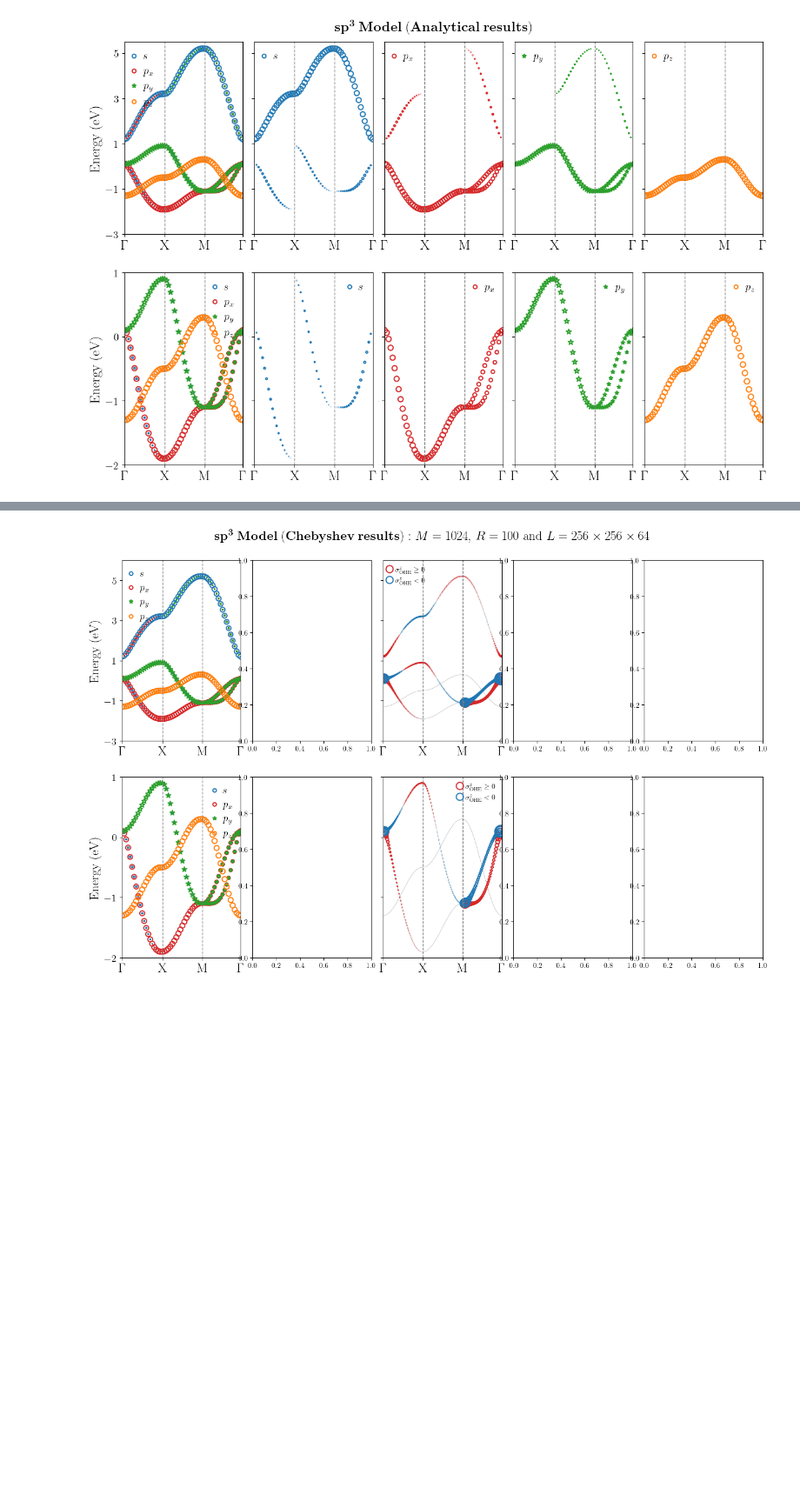
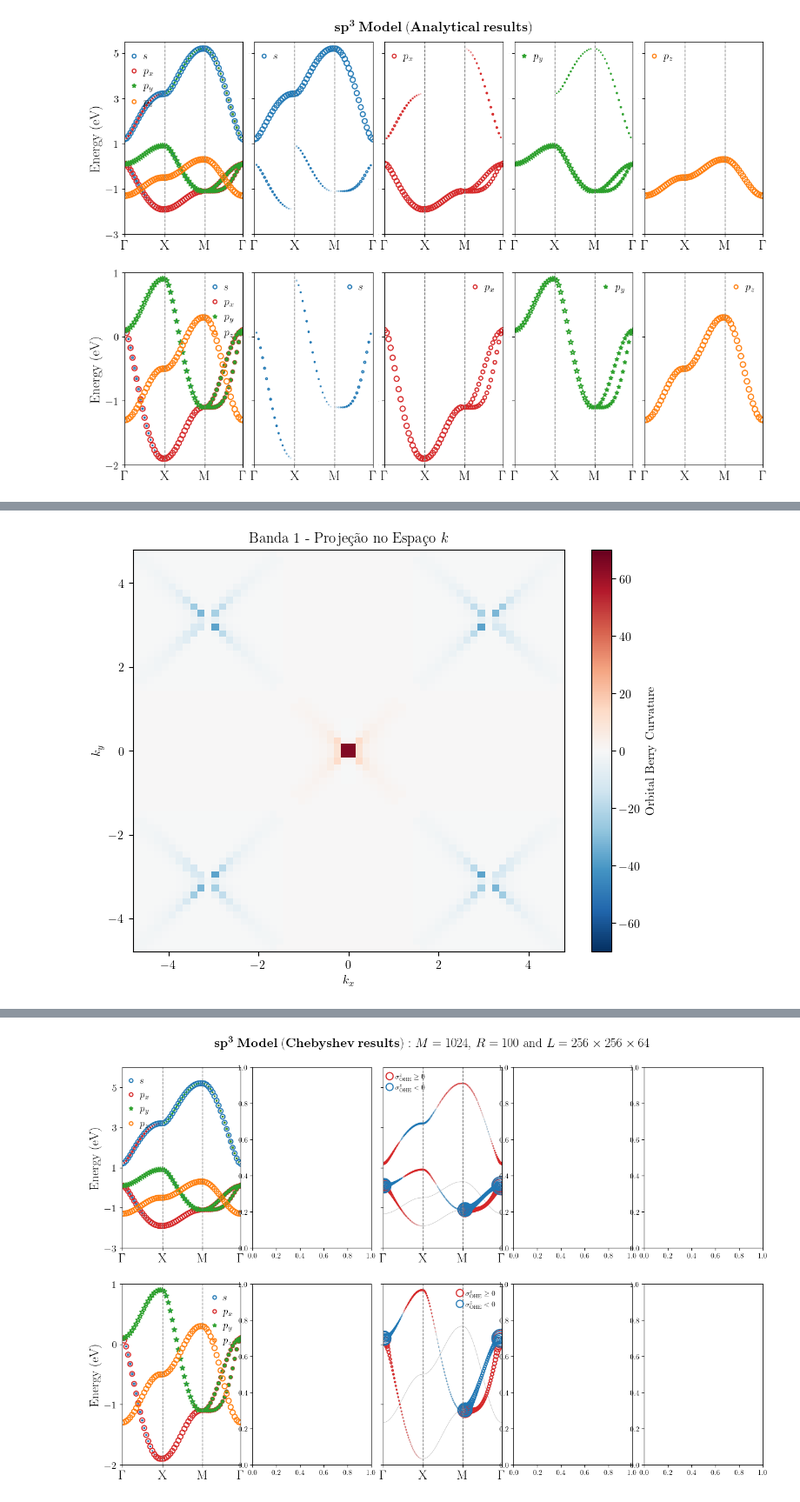
Before and after one commit to KJohnmar/INL-OBELIX-2026, a Jupyter notebook: sp3-model/square-lattice/sp3-model-SquareLattice.ipynb, the cells around one changed output, grey strips where cells are left out. Shown at 87% size. Saved outputs shown, nothing was run; the diff lists cells and outputs as text; code cells hidden in the pictures; blank space fills up the shorter version.

```diff
--- a/sp3-model/square-lattice/sp3-model-SquareLattice.ipynb
+++ b/sp3-model/square-lattice/sp3-model-SquareLattice.ipynb
@@ -1578,0 +1742,21 @@ if __name__ == "__main__":
+# %%
+grid_res = 60
+a = _default_sp3["SP3-Go"][0]
+k_val = np.linspace(-1.5 * np.pi / a, 1.5 * np.pi / a, grid_res)
+
+# 2. Executar a função (exemplo para a banda 0)
+kx, ky, ohc_data = compute_orbital_hall_map("SP3-Go", k_val, eta=0.01, band_idx=1)
+# %%
+plt.figure(figsize=(8, 6))
+mesh = plt.pcolormesh(kx, ky, ohc_data,
+                      shading='auto',
+                      cmap='RdBu_r',
+                      vmin=-70,
+                      vmax=70)
+plt.colorbar(mesh, label='Orbital Berry Curvature')
+plt.xlabel('$k_x$')
+plt.ylabel('$k_y$')
+plt.title(f'Banda {1} - Projeção no Espaço $k$')
+plt.show()
+# %% [output]
+[figure, added]
```
Also changed, not shown: parts of 16 cells of this notebook.
